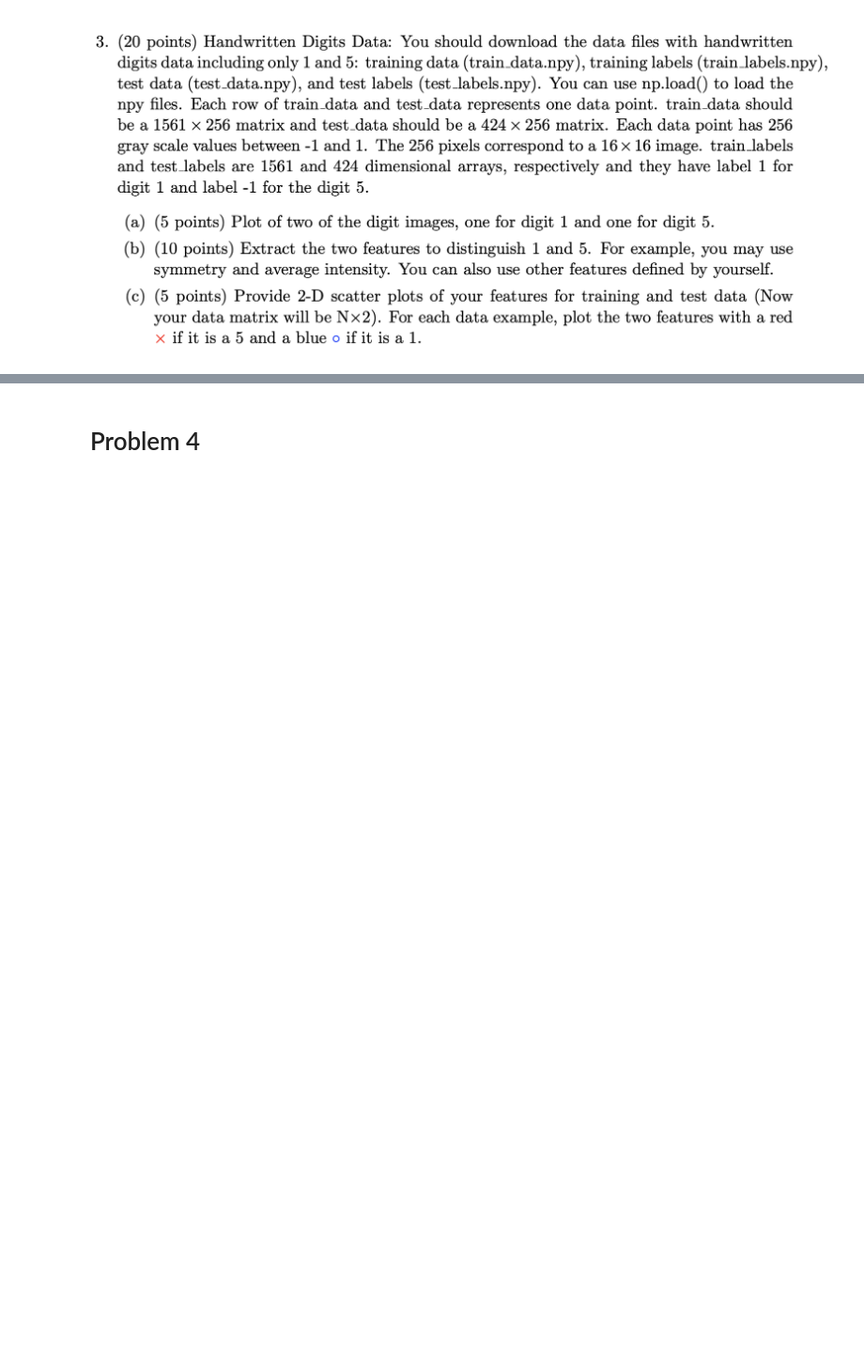
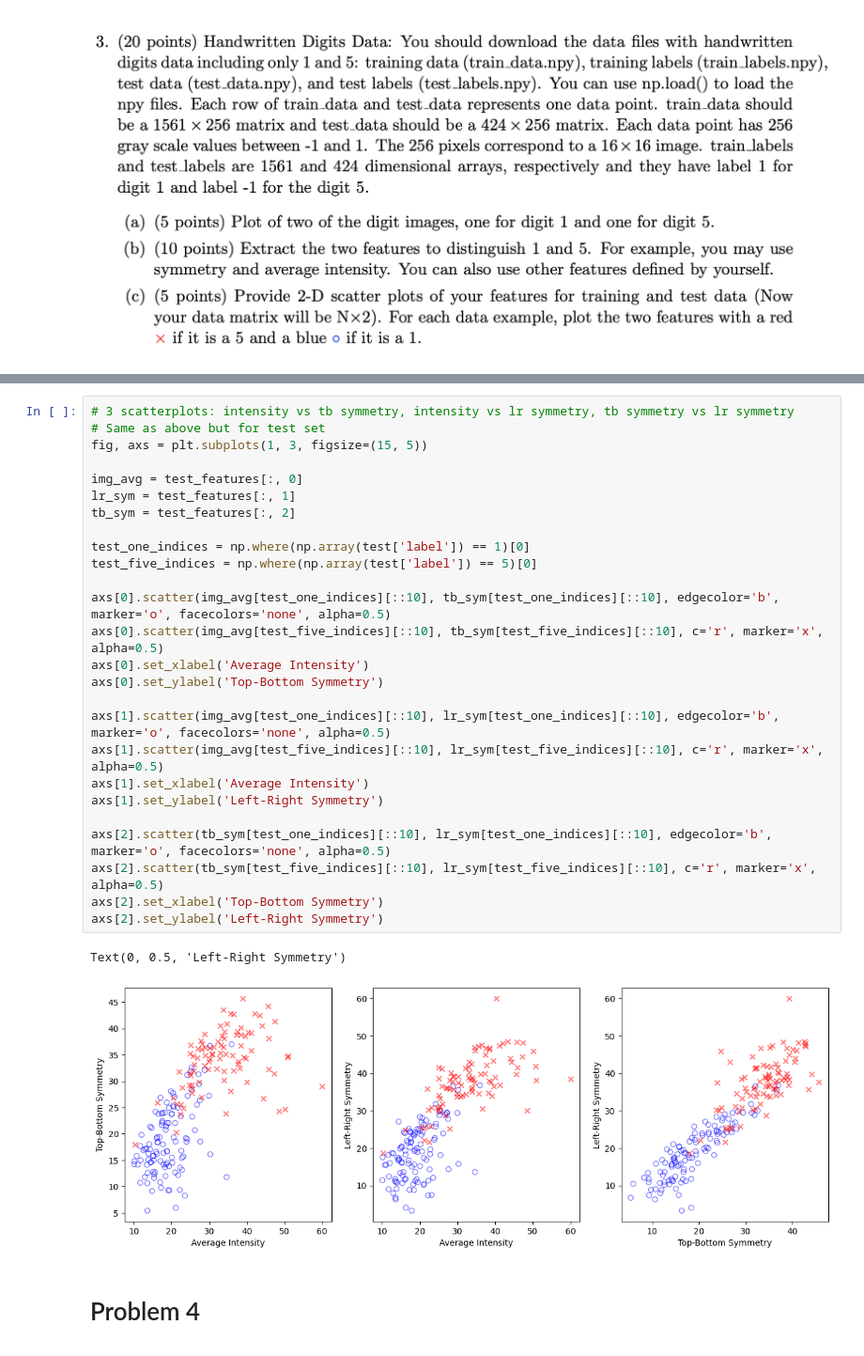
Before and after one commit to evanhanders/MLAI_courses_2024, a Jupyter notebook: cmpsci_165B_machine_learning/hw3.ipynb, the cells around one changed output, grey strips where cells are left out. Shown at 94% size. Drawn from its saved outputs; the diff is of its cells as text; blank space fills up the shorter version.

```diff
--- a/cmpsci_165B_machine_learning/hw3.ipynb
+++ b/cmpsci_165B_machine_learning/hw3.ipynb
@@ -28,3 +125,32 @@ From this expression, we can just take the log-likelihood which is $-\ln(h) = \l
+# %%
+# 3 scatterplots: intensity vs tb symmetry, intensity vs lr symmetry, tb symmetry vs lr symmetry
+# Same as above but for test set
+fig, axs = plt.subplots(1, 3, figsize=(15, 5))
+
+img_avg = test_features[:, 0]
+lr_sym = test_features[:, 1]
+tb_sym = test_features[:, 2]
+
+test_one_indices = np.where(np.array(test['label']) == 1)[0]
+test_five_indices = np.where(np.array(test['label']) == 5)[0]
+
+axs[0].scatter(img_avg[test_one_indices][::10], tb_sym[test_one_indices][::10], edgecolor='b', marker='o', facecolors='none', alpha=0.5)
+axs[0].scatter(img_avg[test_five_indices][::10], tb_sym[test_five_indices][::10], c='r', marker='x', alpha=0.5)
+axs[0].set_xlabel('Average Intensity')
+axs[0].set_ylabel('Top-Bottom Symmetry')
+
+axs[1].scatter(img_avg[test_one_indices][::10], lr_sym[test_one_indices][::10], edgecolor='b', marker='o', facecolors='none', alpha=0.5)
+axs[1].scatter(img_avg[test_five_indices][::10], lr_sym[test_five_indices][::10], c='r', marker='x', alpha=0.5)
+axs[1].set_xlabel('Average Intensity')
+axs[1].set_ylabel('Left-Right Symmetry')
+
+axs[2].scatter(tb_sym[test_one_indices][::10], lr_sym[test_one_indices][::10], edgecolor='b', marker='o', facecolors='none', alpha=0.5)
+axs[2].scatter(tb_sym[test_five_indices][::10], lr_sym[test_five_indices][::10], c='r', marker='x', alpha=0.5)
+axs[2].set_xlabel('Top-Bottom Symmetry')
+axs[2].set_ylabel('Left-Right Symmetry')
+# %% [output]
+Text(0, 0.5, 'Left-Right Symmetry')
+[figure, added]
 # %% [markdown]
 # Problem 4
 ![image.png](attachment:image.png)
```
Also changed, not shown: parts of 6 cells of this notebook.
